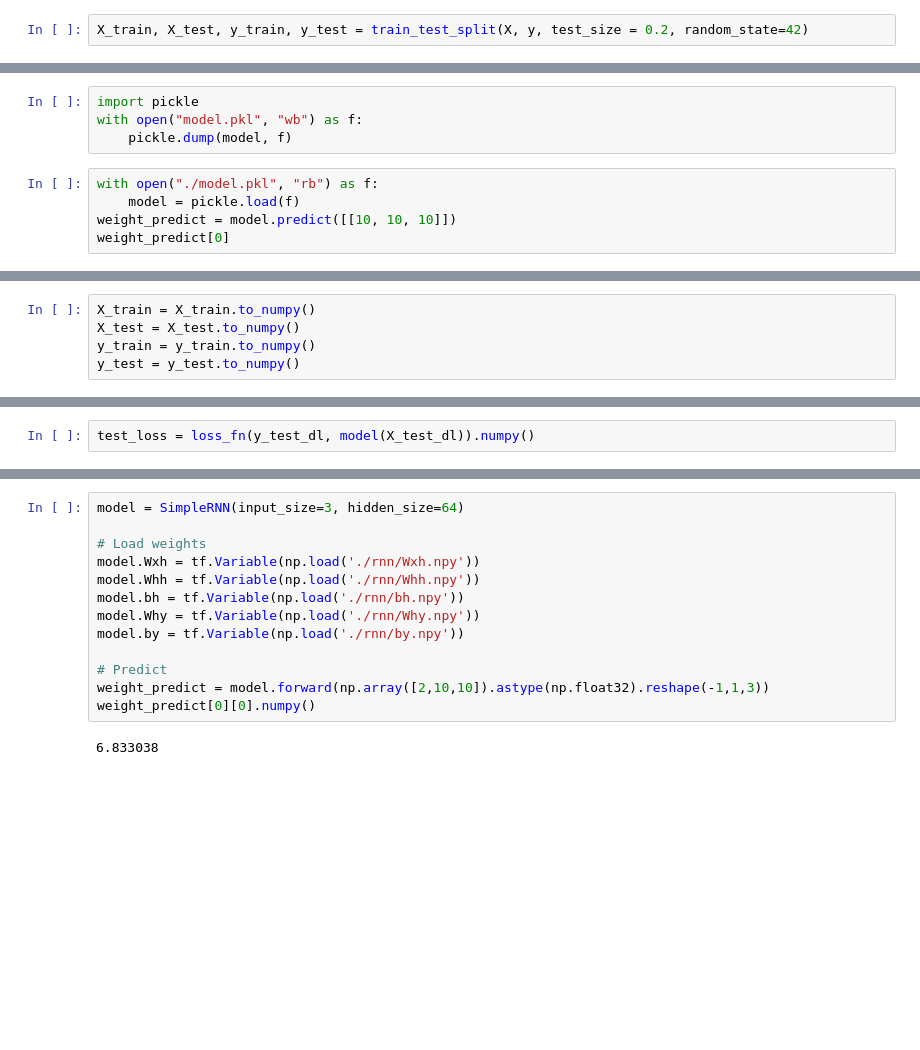
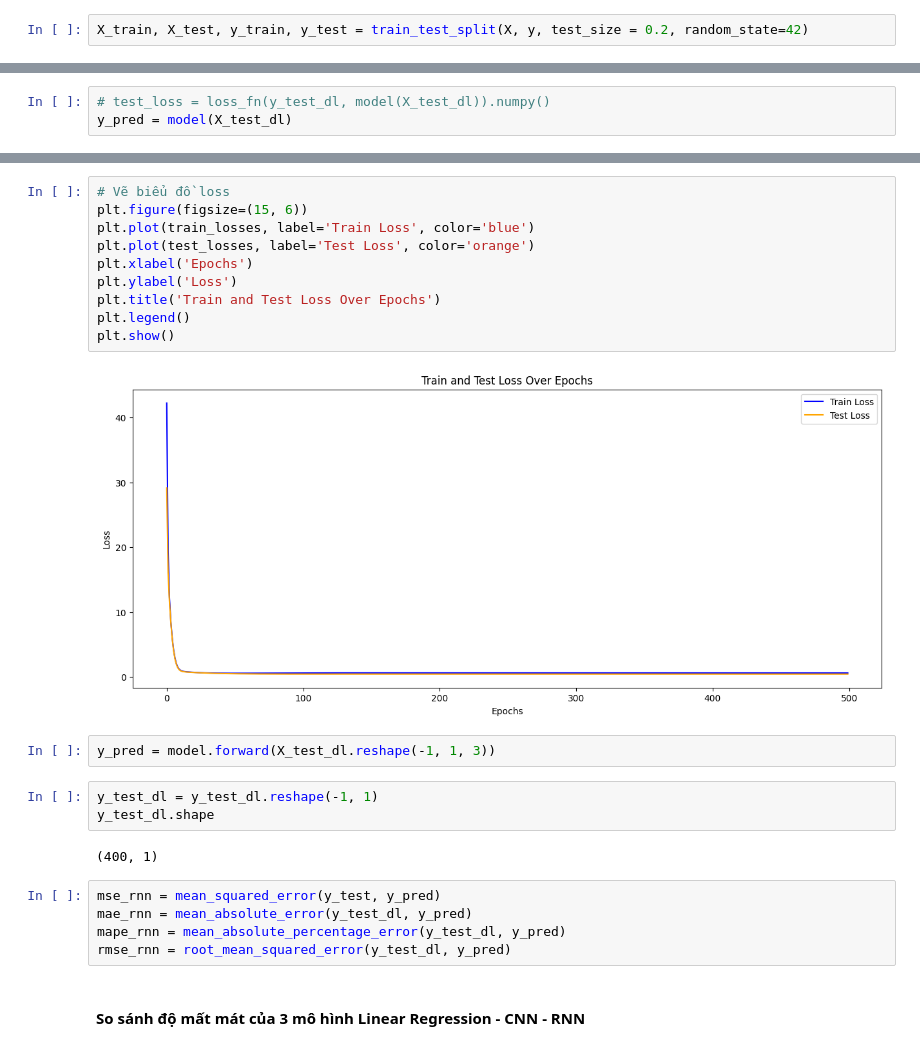
Before and after one commit to PeihPeih/Assign-5, a Jupyter notebook: C2/c2.ipynb, the cells around one changed output, grey strips where cells are left out. Cells and saved outputs as stored; diff of their text form; blank space fills up the shorter version.

```diff
--- a/C2/c2.ipynb
+++ b/C2/c2.ipynb
@@ -118,9 +163,0 @@ MSE: 9.481253723080933
-# %%
-import pickle
-with open("model.pkl", "wb") as f:
-    pickle.dump(model, f)
-# %%
-with open("./model.pkl", "rb") as f:
-    model = pickle.load(f)
-weight_predict = model.predict([[10, 10, 10]])
-weight_predict[0]
@@ -129,5 +163,0 @@ weight_predict[0]
-# %%
-X_train = X_train.to_numpy()
-X_test = X_test.to_numpy()
-y_train = y_train.to_numpy()
-y_test = y_test.to_numpy()
@@ -208,2 +266,3 @@ Epoch 1000/1000, Loss: 12.695055084228516
 # %%
-test_loss = loss_fn(y_test_dl, model(X_test_dl)).numpy()
+# test_loss = loss_fn(y_test_dl, model(X_test_dl)).numpy()
+y_pred = model(X_test_dl)
@@ -340,15 +378,26 @@ class SimpleRNN:
-# %%
-model = SimpleRNN(input_size=3, hidden_size=64)
-
-# Load weights
-model.Wxh = tf.Variable(np.load('./rnn/Wxh.npy'))
-model.Whh = tf.Variable(np.load('./rnn/Whh.npy'))
-model.bh = tf.Variable(np.load('./rnn/bh.npy'))
-model.Why = tf.Variable(np.load('./rnn/Why.npy'))
-model.by = tf.Variable(np.load('./rnn/by.npy'))
-
-# Predict
-weight_predict = model.forward(np.array([2,10,10]).astype(np.float32).reshape(-1,1,3))
-weight_predict[0][0].numpy()
-# %% [output]
-6.833038
+# %%
+# Vẽ biểu đồ loss
+plt.figure(figsize=(15, 6))
+plt.plot(train_losses, label='Train Loss', color='blue')
+plt.plot(test_losses, label='Test Loss', color='orange')
+plt.xlabel('Epochs')
+plt.ylabel('Loss')
+plt.title('Train and Test Loss Over Epochs')
+plt.legend()
+plt.show()
+# %% [output]
+[figure, added]
+# %%
+y_pred = model.forward(X_test_dl.reshape(-1, 1, 3))
+# %%
+y_test_dl = y_test_dl.reshape(-1, 1)
+y_test_dl.shape
+# %% [output]
+(400, 1)
+# %%
+mse_rnn = mean_squared_error(y_test, y_pred)
+mae_rnn = mean_absolute_error(y_test_dl, y_pred)
+mape_rnn = mean_absolute_percentage_error(y_test_dl, y_pred)
+rmse_rnn = root_mean_squared_error(y_test_dl, y_pred)
+# %% [markdown]
+#### So sánh độ mất mát của 3 mô hình Linear Regression - CNN - RNN
```
Also changed, not shown: parts of 30 cells of this notebook, 15 other files.
